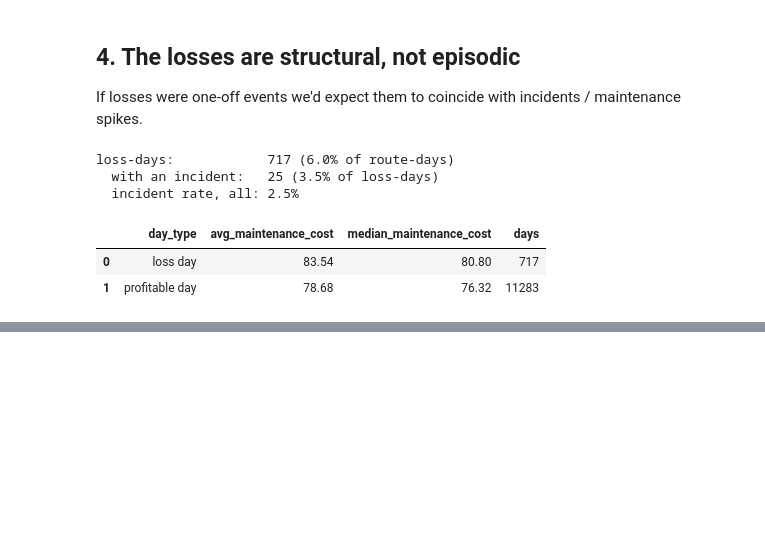
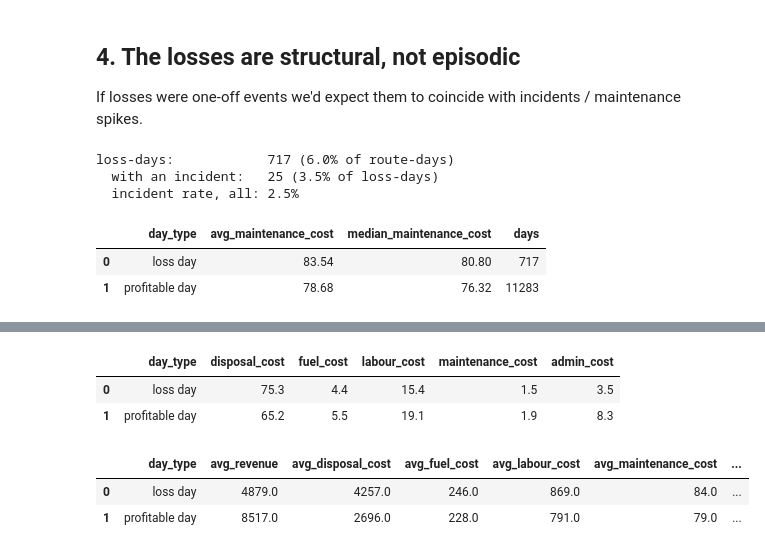
Before and after one commit to Satripleen/GFL-Assignment, a Jupyter notebook: notebooks/analysis.ipynb, the cells around one changed output, grey strips where cells are left out. Drawn from its saved outputs; the diff is of its cells as text; code cells hidden in the pictures; blank space fills up the shorter version.

```diff
--- a/notebooks/analysis.ipynb
+++ b/notebooks/analysis.ipynb
@@ -150,0 +174,23 @@ and **18 Tier-2** routes (margin leak → optimise routing / sequencing / dispos
+# %%
+comp = ["disposal_cost", "fuel_cost", "labour_cost", "maintenance_cost", "admin_cost"]
+g = df.withColumn("day_type", F.when(F.col("gross_profit") < 0, "loss day").otherwise("profitable day"))
+
+# Each component as a share of total cost, loss-days vs profitable days.
+shares = g.groupBy("day_type").agg(
+    *[F.round(F.sum(c) * 100 / F.sum("total_cost"), 1).alias(c) for c in comp]
+)
+shares.toPandas()
+# %% [output]
+|  | day_type | disposal_cost | fuel_cost | labour_cost | maintenance_cost | admin_cost |
+| 0 | loss day | 75.3 | 4.4 | 15.4 | 1.5 | 3.5 |
+| 1 | profitable day | 65.2 | 5.5 | 19.1 | 1.9 | 8.3 |
+# %%
+# Absolute average per route-day — what actually differs on a loss-day.
+g.groupBy("day_type").agg(
+    F.round(F.avg("total_revenue"), 0).alias("avg_revenue"),
+    *[F.round(F.avg(c), 0).alias(f"avg_{c}") for c in comp],
+).toPandas()
+# %% [output]
+|  | day_type | avg_revenue | avg_disposal_cost | avg_fuel_cost | avg_labour_cost | avg_maintenance_cost | ... |
+| 0 | loss day | 4879.0 | 4257.0 | 246.0 | 869.0 | 84.0 | ... |
+| 1 | profitable day | 8517.0 | 2696.0 | 228.0 | 791.0 | 79.0 | ... |
```
Also changed, not shown: parts of 9 cells of this notebook, 5 other files.
